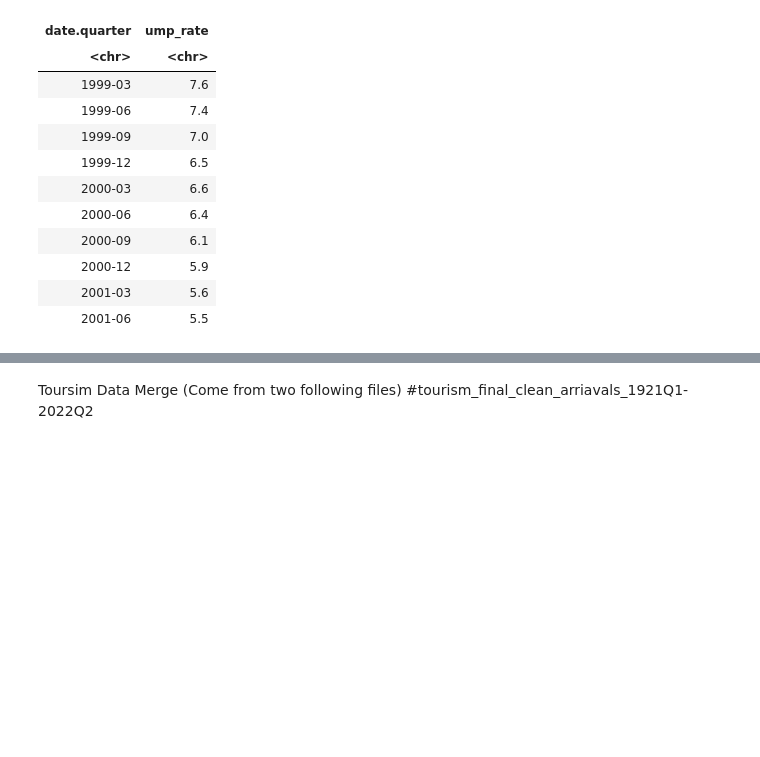
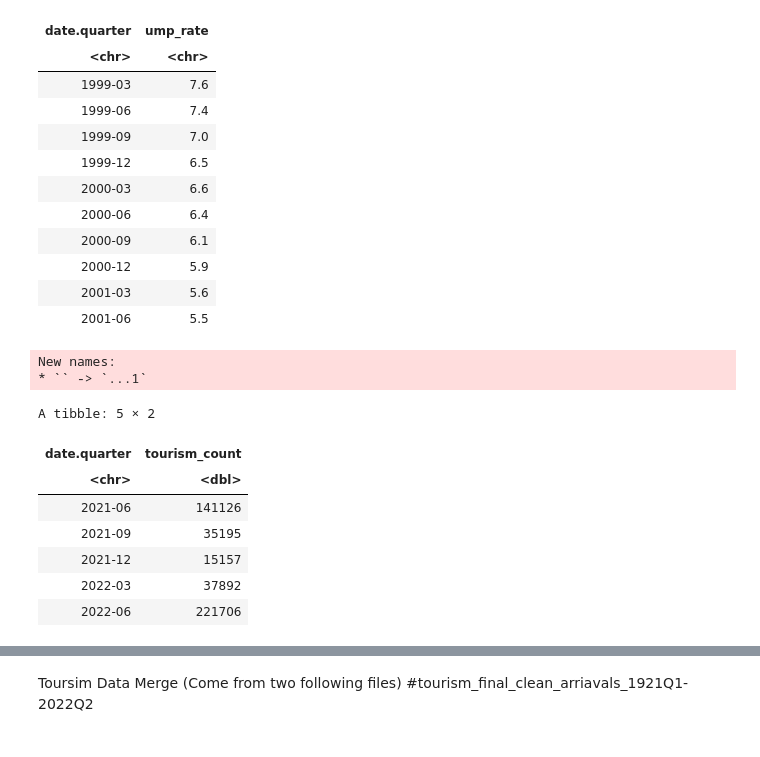
Before and after one commit to ansrali/data422-group-project, a Jupyter notebook: Data_Wrangling.ipynb, the cells around one changed output, grey strips where cells are left out. Drawn from its saved outputs; the diff is of its cells as text; code cells hidden in the pictures; blank space fills up the shorter version.

```diff
--- a/Data_Wrangling.ipynb
+++ b/Data_Wrangling.ipynb
@@ -260,6 +249,30 @@ A tibble: 10 × 2
 | 2000-12 | 5.9 |
 | 2001-03 | 5.6 |
 | 2001-06 | 5.5 |
+# %%
+# tourism data
+tourism <- read_csv("data/tourism_final_clean_arriavals_1921Q1-2022Q2.csv", show_col_types = FALSE)
+#data_tourisms <- read_csv("data/tourism_final_clean_arriavals_1921Q1-2022Q2.csv", col_select = c("Id", "date.quarter","Actual_counts"), show_col_types = FALSE)
+names(tourism)[names(tourism) == "date"] <- "date.quarter"
+names(tourism)[names(tourism) == "Actual_counts"] <- "tourism_count"
+
+q_tourism <- tourism %>%
+    mutate(date.datetime = map(tourism$date.quarter, Yqd2Date)) %>%
+    filter(date.datetime > as.Date("1999-01-01") & date.datetime < as.Date("2022-10-01")) %>%
+    select(date.quarter, tourism_count)
+
+q_tourism %>% tail(5)
+# %% [output]
+New names:
+* `` -> `...1`
+A tibble: 5 × 2
+| date.quarter | tourism_count |
+| <chr> | <dbl> |
+| 2021-06 | 141126 |
+| 2021-09 | 35195 |
+| 2021-12 | 15157 |
+| 2022-03 | 37892 |
+| 2022-06 | 221706 |
 # %%
 all_data <- q_ocr %>%
     left_join(q_cpi) %>%
```
Also changed, not shown: parts of 3 cells of this notebook, 2 other files.
